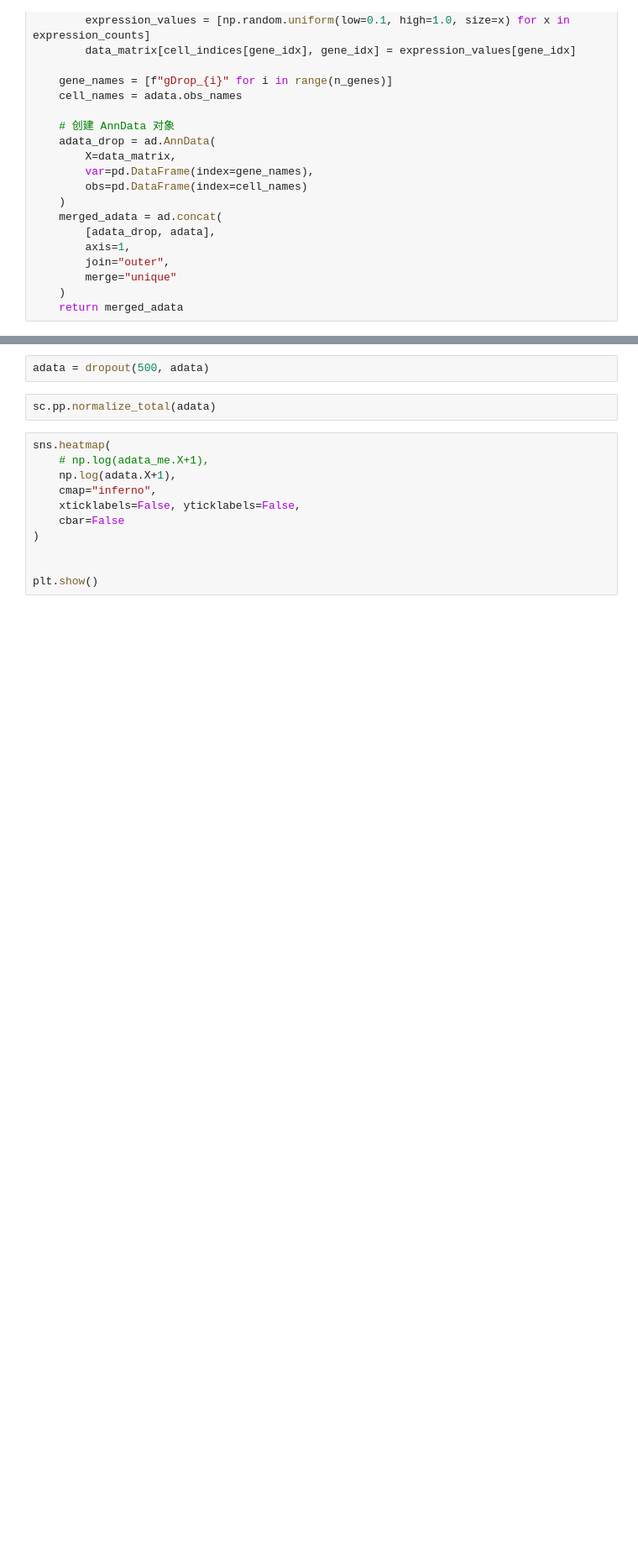
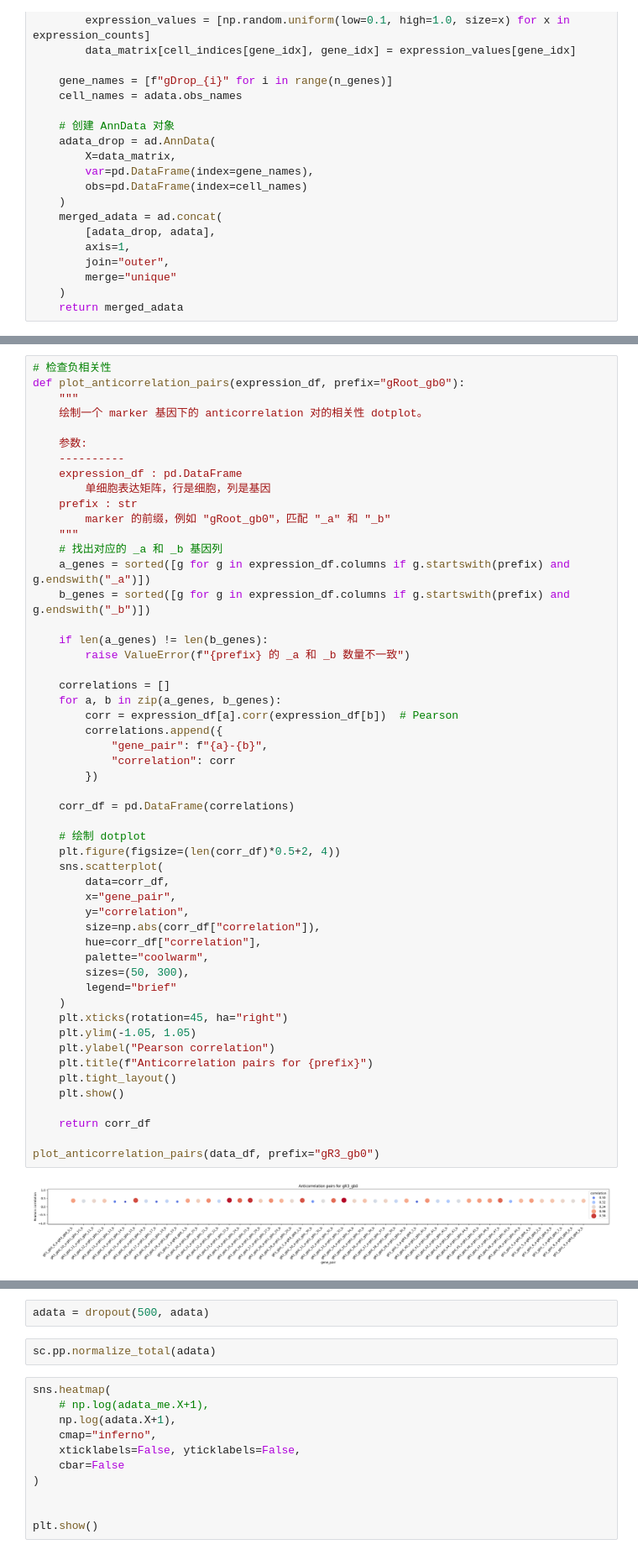
Before and after one commit to YourongZhou/sc_simulator, a Jupyter notebook: simulator/main.ipynb, the cells around one changed output, grey strips where cells are left out. Shown at 84% size. Drawn from its saved outputs; the diff is of its cells as text; blank space fills up the shorter version.

```diff
--- a/simulator/main.ipynb
+++ b/simulator/main.ipynb
@@ -282,0 +333,54 @@ Saving anndata to: ../sim_data/adata/adata_11.h5ad
+# %%
+# 检查负相关性
+def plot_anticorrelation_pairs(expression_df, prefix="gRoot_gb0"):
+    """
+    绘制一个 marker 基因下的 anticorrelation 对的相关性 dotplot。
+
+    参数:
+    ----------
+    expression_df : pd.DataFrame
+        单细胞表达矩阵，行是细胞，列是基因
+    prefix : str
+        marker 的前缀，例如 "gRoot_gb0"，匹配 "_a" 和 "_b"
+    """
+    # 找出对应的 _a 和 _b 基因列
+    a_genes = sorted([g for g in expression_df.columns if g.startswith(prefix) and g.endswith("_a")])
+    b_genes = sorted([g for g in expression_df.columns if g.startswith(prefix) and g.endswith("_b")])
+
+    if len(a_genes) != len(b_genes):
+        raise ValueError(f"{prefix} 的 _a 和 _b 数量不一致")
+
+    correlations = []
+    for a, b in zip(a_genes, b_genes):
+        corr = expression_df[a].corr(expression_df[b])  # Pearson
+        correlations.append({
+            "gene_pair": f"{a}-{b}",
+            "correlation": corr
+        })
+
+    corr_df = pd.DataFrame(correlations)
+
+    # 绘制 dotplot
+    plt.figure(figsize=(len(corr_df)*0.5+2, 4))
+    sns.scatterplot(
+        data=corr_df,
+        x="gene_pair",
+        y="correlation",
+        size=np.abs(corr_df["correlation"]),
+        hue=corr_df["correlation"],
+        palette="coolwarm",
+        sizes=(50, 300),
+        legend="brief"
+    )
+    plt.xticks(rotation=45, ha="right")
+    plt.ylim(-1.05, 1.05)
+    plt.ylabel("Pearson correlation")
+    plt.title(f"Anticorrelation pairs for {prefix}")
+    plt.tight_layout()
+    plt.show()
+
+    return corr_df
+
+plot_anticorrelation_pairs(data_df, prefix="gR3_gb0")
+# %% [output]
+[figure, added]
```
Also changed, not shown: parts of 13 cells of this notebook, 3 other files.
